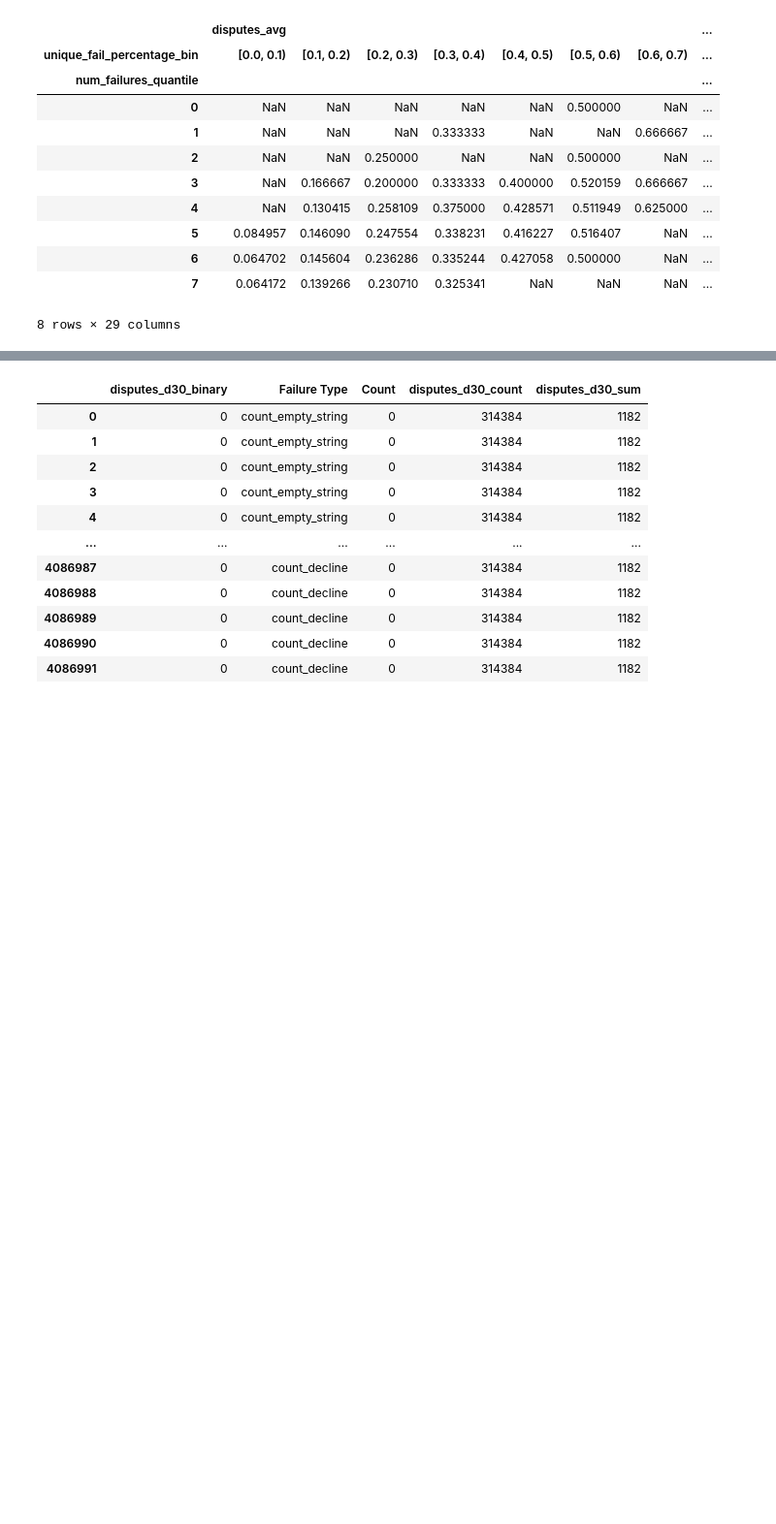
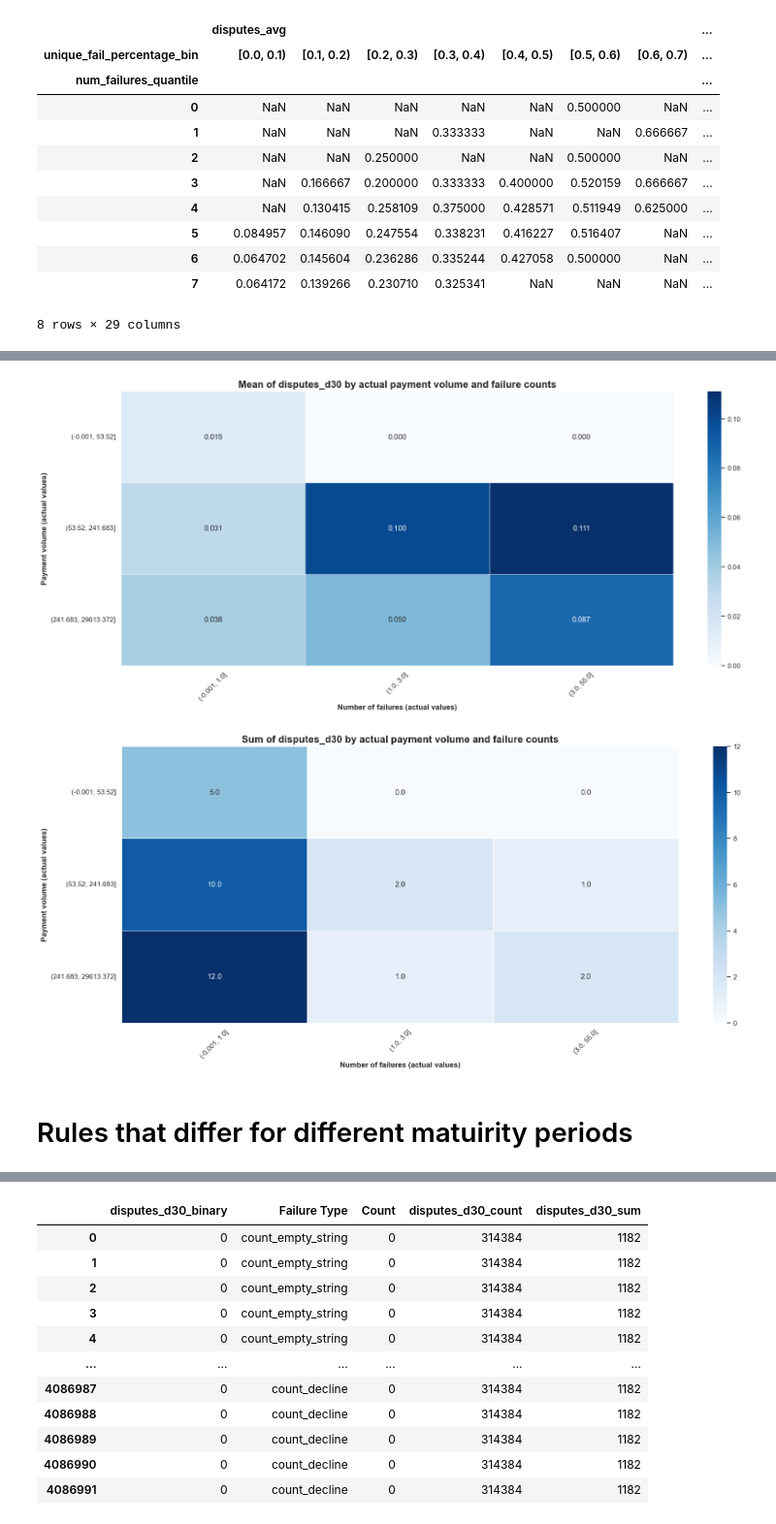
Before and after one commit to PereFuster/Colin-s-insight-rules, a Jupyter notebook: deposit_failure_rules.ipynb, the cells around one changed output, grey strips where cells are left out. Shown at 97% size. Saved outputs shown, nothing was run; the diff lists cells and outputs as text; code cells hidden in the pictures; blank space fills up the shorter version.

```diff
--- a/deposit_failure_rules.ipynb
+++ b/deposit_failure_rules.ipynb
@@ -2295,0 +2376,14 @@ plt.show()
+# %%
+# Extract the unique
+
+# Define the list of failure types, including 'empty_string' for ''
+failure_types = ['', '3d', 'funds', 'invalid', 'honor', 'fraud', 'risk', 'violation', 'auth', 'card', 'limit', 'account', 'decline']
+failure_types = ['empty_string'] + failure_types[1:]  # Replace '' with 'empty_string'
+
+# Create a column for each failure type
+for failure_type in failure_types:
+    non_disputers_df[f'count_{failure_type}'] = non_disputers_df['fail_type_payment_type_history'].apply(lambda x: x.count(failure_type))
+
+# Generate the column names
+failure_type_names = [f'count_{failure_type}' for failure_type in failure_types]
+failure_type_names
@@ -2295,0 +2404,48 @@ plt.show()
+# %%
+# Step 1: Filter the dataframe based on 'sum_payments_within_168_hours'
+truncated_df = non_disputers_df[non_disputers_df['count_violation'] >= 1][non_disputers_df['sum_payments_within_168_hours'] >= 0]
+
+# Step 2: Calculate the actual values at each quantile
+truncated_df['payment_d7_quantile_values'] = pd.qcut(truncated_df['sum_payments_within_168_hours'], 3, duplicates='drop')
+truncated_df['num_failures_quantile_values'] = pd.qcut(truncated_df['count_3d'], 24, duplicates='drop')
+
+# Step 3: Create the pivot table for mean disputes (as percentage or average)
+contingency_table_mean = truncated_df.pivot_table(
+    index='payment_d7_quantile_values',
+    columns='num_failures_quantile_values',
+    values='disputes_d30_binary',
+    aggfunc='mean'
+)
+
+# Step 4: Create the pivot table for total disputes
+contingency_table_sum = truncated_df.pivot_table(
+    index='payment_d7_quantile_values',
+    columns='num_failures_quantile_values',
+    values='disputes_d30_binary',
+    aggfunc='sum'
+)
+
+# Step 5: Plotting the heatmap for the mean of disputes_d30
+plt.figure(figsize=(20, 8))
+sns.heatmap(contingency_table_mean, annot=True, fmt=".3f", cmap="Blues", cbar=True, linewidths=.5)
+plt.title('Mean of disputes_d30 by actual payment volume and failure counts', fontsize=16, fontweight='bold')
+plt.xlabel('Number of failures (actual values)', fontsize=12, fontweight='bold')
+plt.ylabel('Payment volume (actual values)', fontsize=12, fontweight='bold')
+plt.xticks(rotation=45)
+plt.yticks(rotation=0)
+plt.show()
+
+# Step 6: Plotting the heatmap for the sum of disputes_d30
+plt.figure(figsize=(20, 8))
+sns.heatmap(contingency_table_sum, annot=True, fmt=".1f", cmap="Blues", cbar=True, linewidths=.5)
+plt.title('Sum of disputes_d30 by actual payment volume and failure counts', fontsize=16, fontweight='bold')
+plt.xlabel('Number of failures (actual values)', fontsize=12, fontweight='bold')
+plt.ylabel('Payment volume (actual values)', fontsize=12, fontweight='bold')
+plt.xticks(rotation=45)
+plt.yticks(rotation=0)
+plt.show()
+# %% [output]
+[figure, added]
+[figure, added]
+# %% [markdown]
+# Rules that differ for different matuirity periods
```
Also changed, not shown: parts of 50 cells of this notebook, 2 other files.
